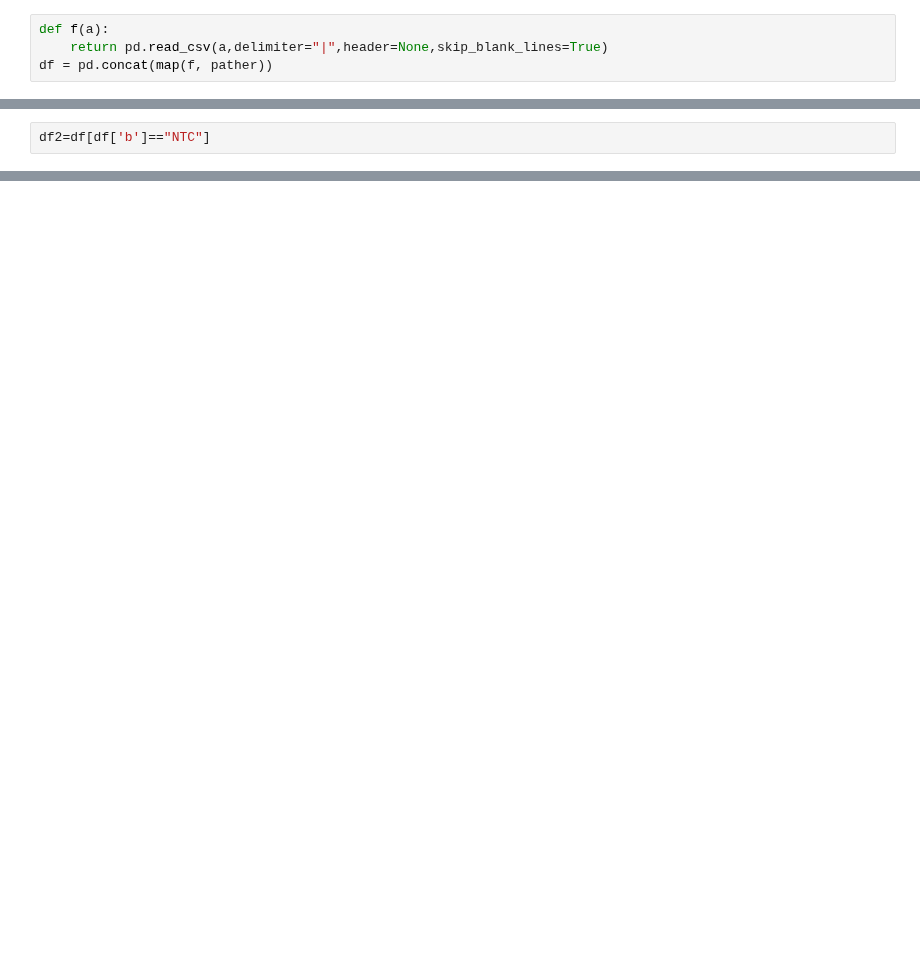
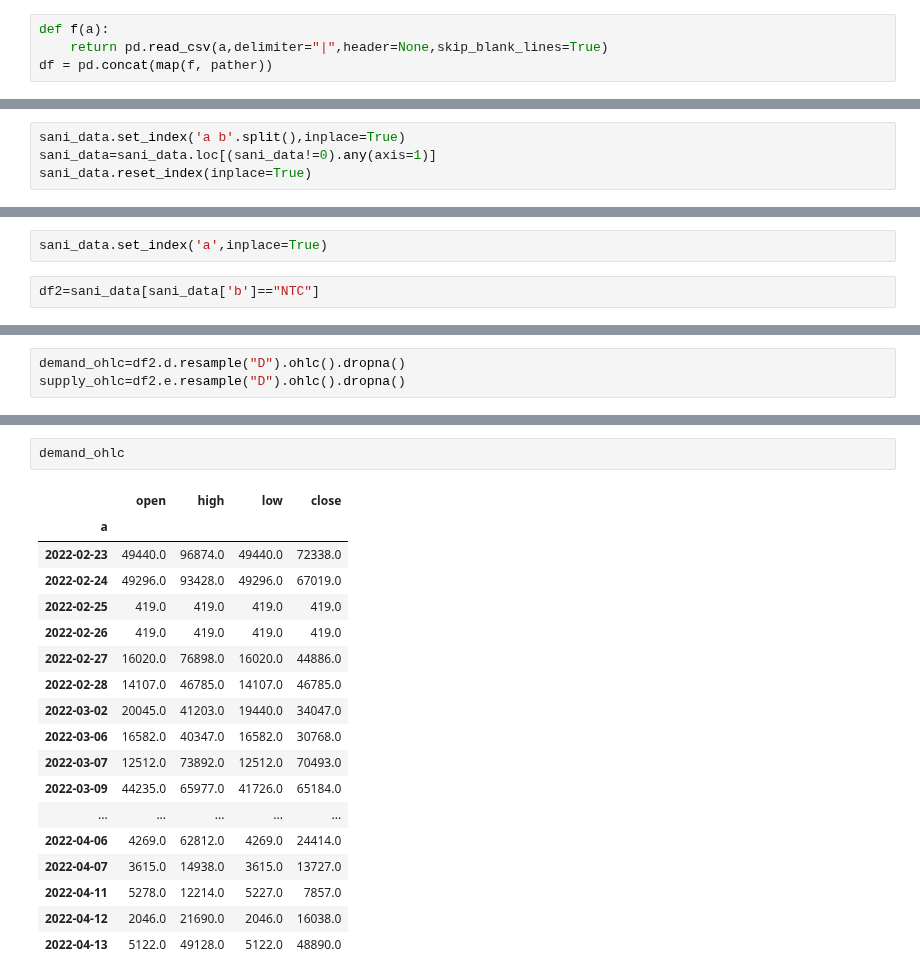
Before and after one commit to madhuko/nepse_depth, a Jupyter notebook: analytics.ipynb, the cells around one changed output, grey strips where cells are left out. Drawn from its saved outputs; the diff is of its cells as text; blank space fills up the shorter version.

```diff
--- a/analytics.ipynb
+++ b/analytics.ipynb
@@ -81,0 +93,4 @@ ValueError: x and y must have same first dimension, but have shapes (23548,) and
+# %%
+sani_data.set_index('a b'.split(),inplace=True)
+sani_data=sani_data.loc[(sani_data!=0).any(axis=1)]
+sani_data.reset_index(inplace=True)
@@ -82,2 +113,4 @@ ValueError: x and y must have same first dimension, but have shapes (23548,) and
+# %%
+sani_data.set_index('a',inplace=True)
 # %%
-df2=df[df['b']=="NTC"]
+df2=sani_data[sani_data['b']=="NTC"]
@@ -92,3 +117,6 @@ df2
+# %%
+demand_ohlc=df2.d.resample("D").ohlc().dropna()
+supply_ohlc=df2.e.resample("D").ohlc().dropna()
 # %%
 import plotly.express  as px
 px.line(df2,x='a',y='d')
@@ -94,0 +125,21 @@ px.line(df2,x='a',y='d')
+# %%
+demand_ohlc
+# %% [output]
+|  | open | high | low | close |
+| a |  |  |  |  |
+| 2022-02-23 | 49440.0 | 96874.0 | 49440.0 | 72338.0 |
+| 2022-02-24 | 49296.0 | 93428.0 | 49296.0 | 67019.0 |
+| 2022-02-25 | 419.0 | 419.0 | 419.0 | 419.0 |
+| 2022-02-26 | 419.0 | 419.0 | 419.0 | 419.0 |
+| 2022-02-27 | 16020.0 | 76898.0 | 16020.0 | 44886.0 |
+| 2022-02-28 | 14107.0 | 46785.0 | 14107.0 | 46785.0 |
+| 2022-03-02 | 20045.0 | 41203.0 | 19440.0 | 34047.0 |
+| 2022-03-06 | 16582.0 | 40347.0 | 16582.0 | 30768.0 |
+| 2022-03-07 | 12512.0 | 73892.0 | 12512.0 | 70493.0 |
+| 2022-03-09 | 44235.0 | 65977.0 | 41726.0 | 65184.0 |
+| ... | ... | ... | ... | ... |
+| 2022-04-06 | 4269.0 | 62812.0 | 4269.0 | 24414.0 |
+| 2022-04-07 | 3615.0 | 14938.0 | 3615.0 | 13727.0 |
+| 2022-04-11 | 5278.0 | 12214.0 | 5227.0 | 7857.0 |
+| 2022-04-12 | 2046.0 | 21690.0 | 2046.0 | 16038.0 |
+| 2022-04-13 | 5122.0 | 49128.0 | 5122.0 | 48890.0 |
```
Also changed, not shown: parts of 14 cells of this notebook.
